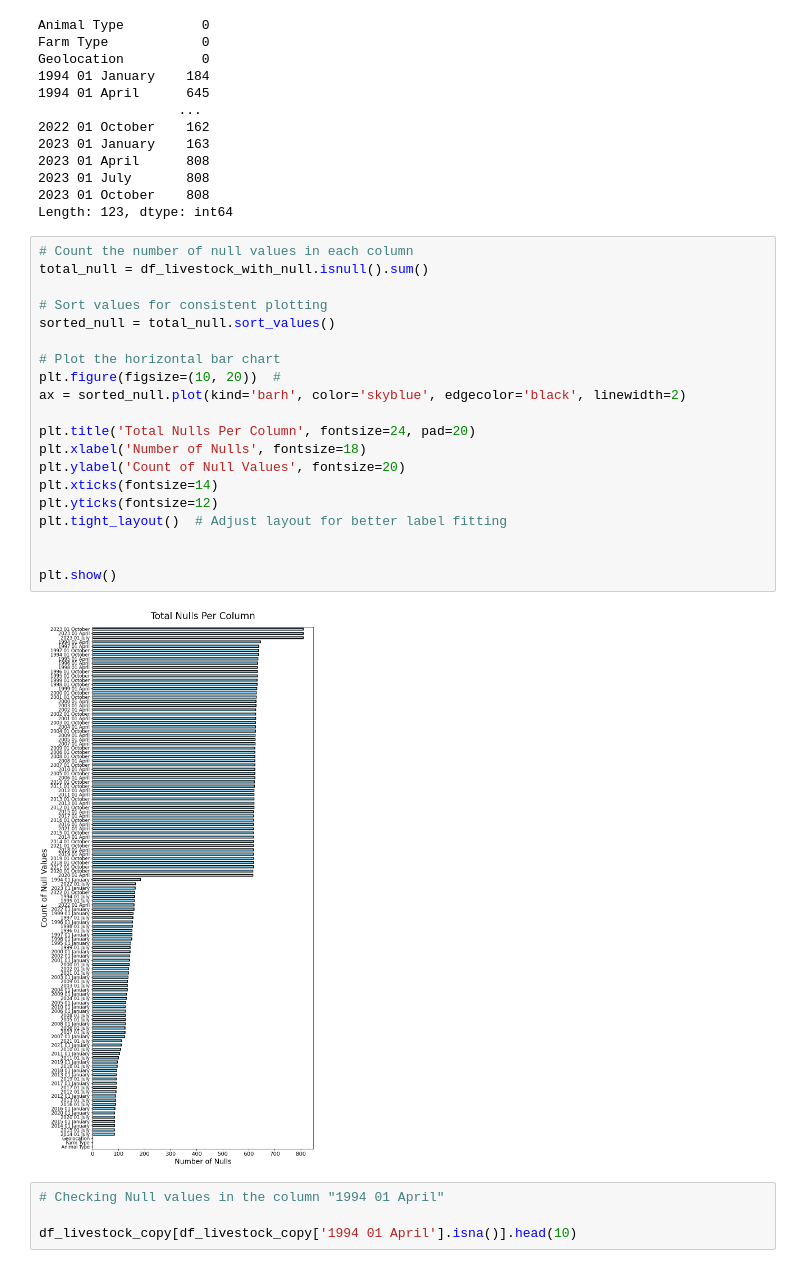
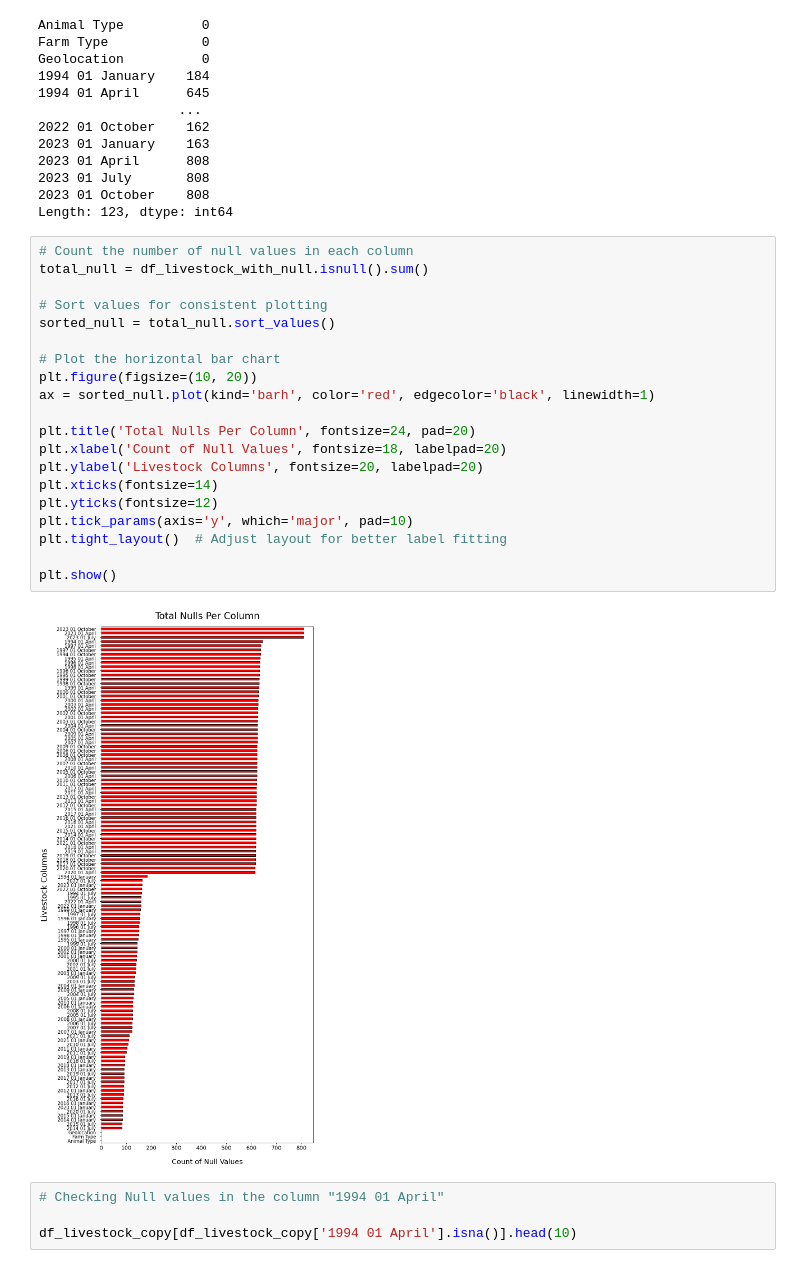
Before and after one commit to alpacaShiro/Livestock_Lifelines, a Jupyter notebook: Group2_4CSC_LivestockLifelines.ipynb, the cells around one changed output. Cells and saved outputs as stored; diff of their text form.

```diff
--- a/Group2_4CSC_LivestockLifelines.ipynb
+++ b/Group2_4CSC_LivestockLifelines.ipynb
@@ -189,25 +189,25 @@ Length: 123, dtype: int64
 # %%
 # Count the number of null values in each column
 total_null = df_livestock_with_null.isnull().sum()
 
 # Sort values for consistent plotting
 sorted_null = total_null.sort_values()
 
 # Plot the horizontal bar chart
-plt.figure(figsize=(10, 20))  #
-ax = sorted_null.plot(kind='barh', color='skyblue', edgecolor='black', linewidth=2)
+plt.figure(figsize=(10, 20))
+ax = sorted_null.plot(kind='barh', color='red', edgecolor='black', linewidth=1)
 
 plt.title('Total Nulls Per Column', fontsize=24, pad=20)
-plt.xlabel('Number of Nulls', fontsize=18)
-plt.ylabel('Count of Null Values', fontsize=20)
+plt.xlabel('Count of Null Values', fontsize=18, labelpad=20)
+plt.ylabel('Livestock Columns', fontsize=20, labelpad=20)
 plt.xticks(fontsize=14)
 plt.yticks(fontsize=12)
+plt.tick_params(axis='y', which='major', pad=10)
 plt.tight_layout()  # Adjust layout for better label fitting
 
-
 plt.show()
 # %% [output]
-[figure, old version]
+[figure, new version]
 # %%
 # Checking Null values in the column "1994 01 April"
 
```
Also changed, not shown: parts of 16 cells of this notebook.
